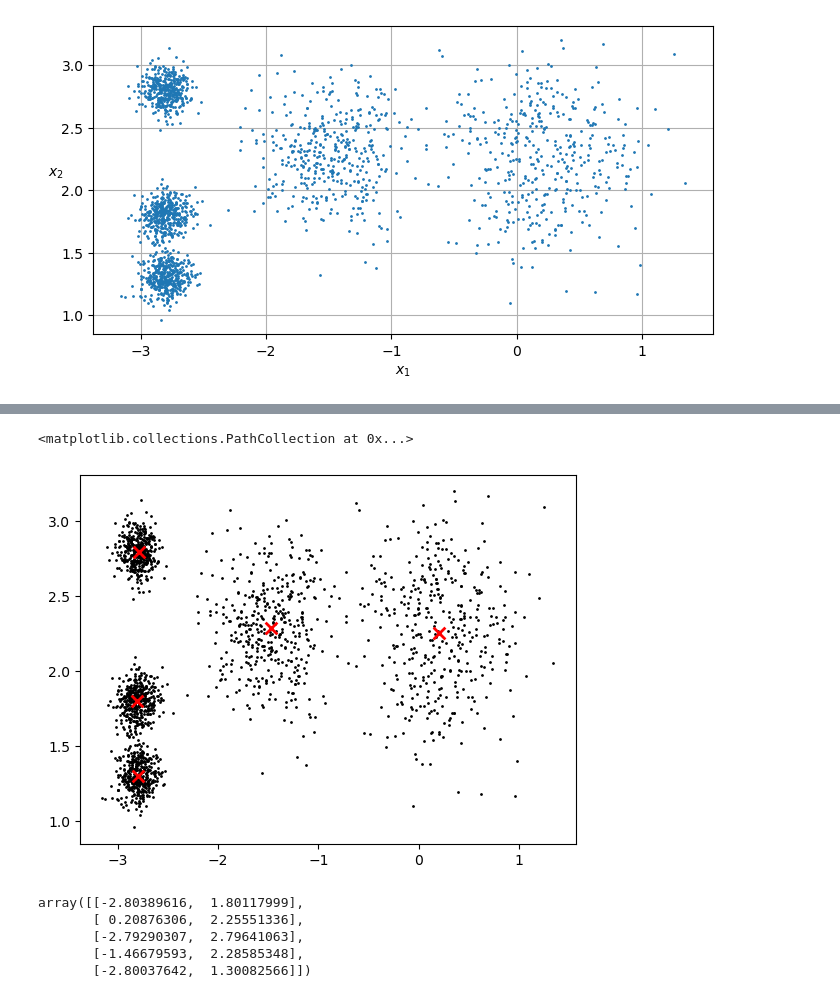
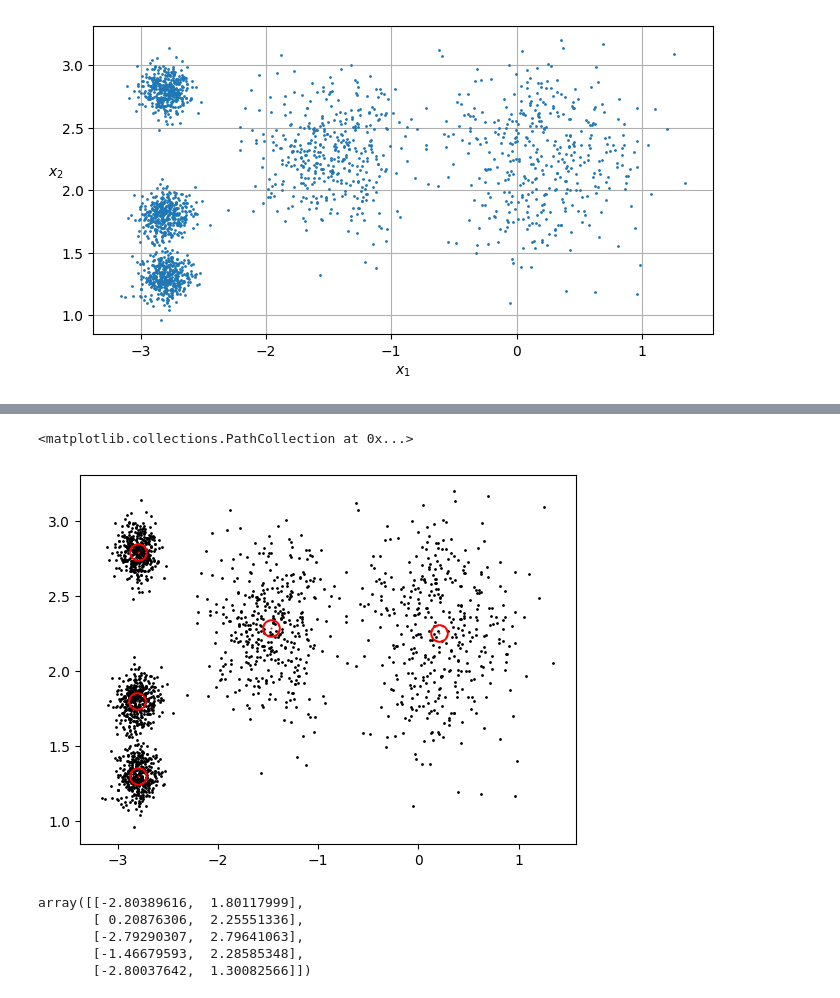
Before and after one commit to StephenSheng1101/DMprac, a Jupyter notebook: practical7/practical7_clustering.ipynb, the cells around one changed output, grey strips where cells are left out. Cells and saved outputs as stored; diff of their text form; code cells hidden in the pictures.

```diff
--- a/practical7/practical7_clustering.ipynb
+++ b/practical7/practical7_clustering.ipynb
@@ -84,13 +85,13 @@ array([4, 0, 1, ..., 2, 1, 0])
 # %%
 centroids= kmeans.cluster_centers_
 
 plt.plot(X[:, 0], X[:, 1], 'k.', markersize=2)
 plt.scatter(centroids[:, 0], centroids[:, 1],
-            marker='x', s=2, linewidths=12,
+            marker='o', s=2, linewidths=12,
             color='r', zorder=11, alpha=1)
 # %% [output]
 <matplotlib.collections.PathCollection at 0x...>
-[figure, old version]
+[figure, new version]
 # %%
 kmeans.cluster_centers_
 # %% [output]
```
Also changed, not shown: parts of 6 cells of this notebook.
